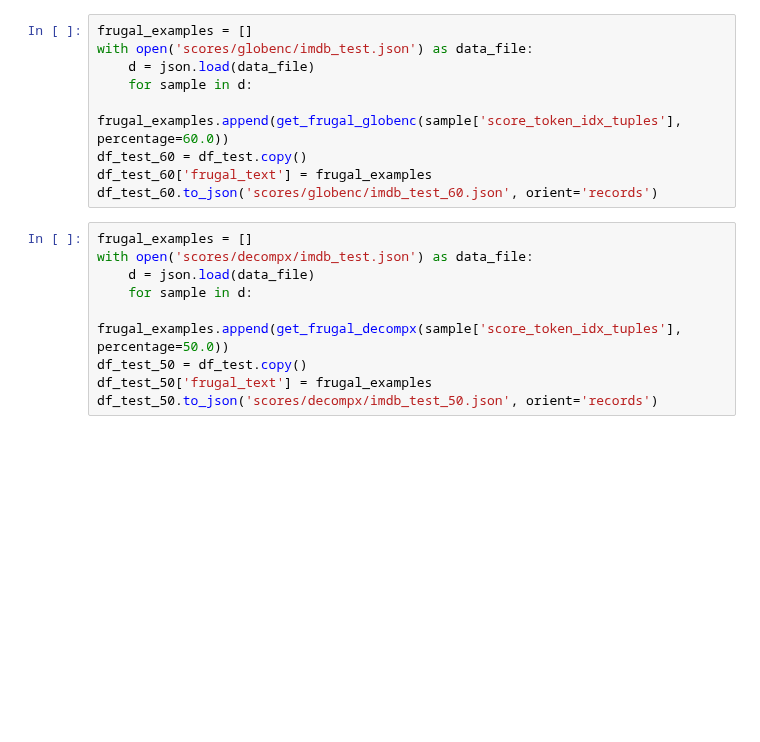
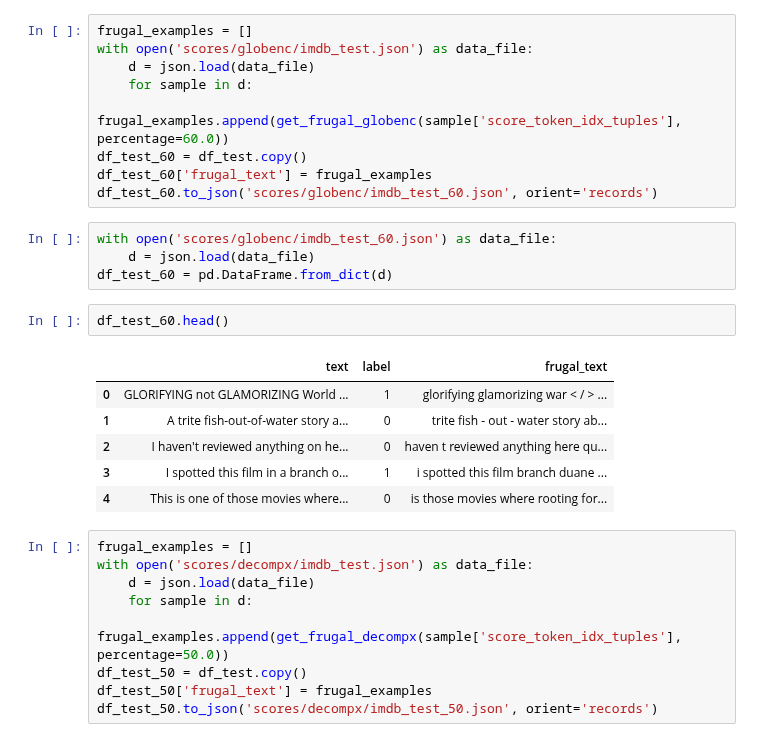
Before and after one commit to Starscream-11813/Frugal-ICL, a Jupyter notebook: frugal_ICL_clean.ipynb, the cells around one changed output. Drawn from its saved outputs; the diff is of its cells as text; blank space fills up the shorter version.

```diff
--- a/frugal_ICL_clean.ipynb
+++ b/frugal_ICL_clean.ipynb
@@ -839,6 +870,19 @@ with open('scores/globenc/imdb_test.json') as data_file:
 df_test_60 = df_test.copy()
 df_test_60['frugal_text'] = frugal_examples
 df_test_60.to_json('scores/globenc/imdb_test_60.json', orient='records')
+# %%
+with open('scores/globenc/imdb_test_60.json') as data_file:
+    d = json.load(data_file)
+df_test_60 = pd.DataFrame.from_dict(d)
+# %%
+df_test_60.head()
+# %% [output]
+|  | text | label | frugal_text |
+| 0 | GLORIFYING not GLAMORIZING World ... | 1 | glorifying glamorizing war < / > ... |
+| 1 | A trite fish-out-of-water story a... | 0 | trite fish - out - water story ab... |
+| 2 | I haven't reviewed anything on he... | 0 | haven t reviewed anything here qu... |
+| 3 | I spotted this film in a branch o... | 1 | i spotted this film branch duane ... |
+| 4 | This is one of those movies where... | 0 | is those movies where rooting for... |
 # %%
 frugal_examples = []
 with open('scores/decompx/imdb_test.json') as data_file:
```
Also changed, not shown: parts of 34 cells of this notebook, 8 other files.
